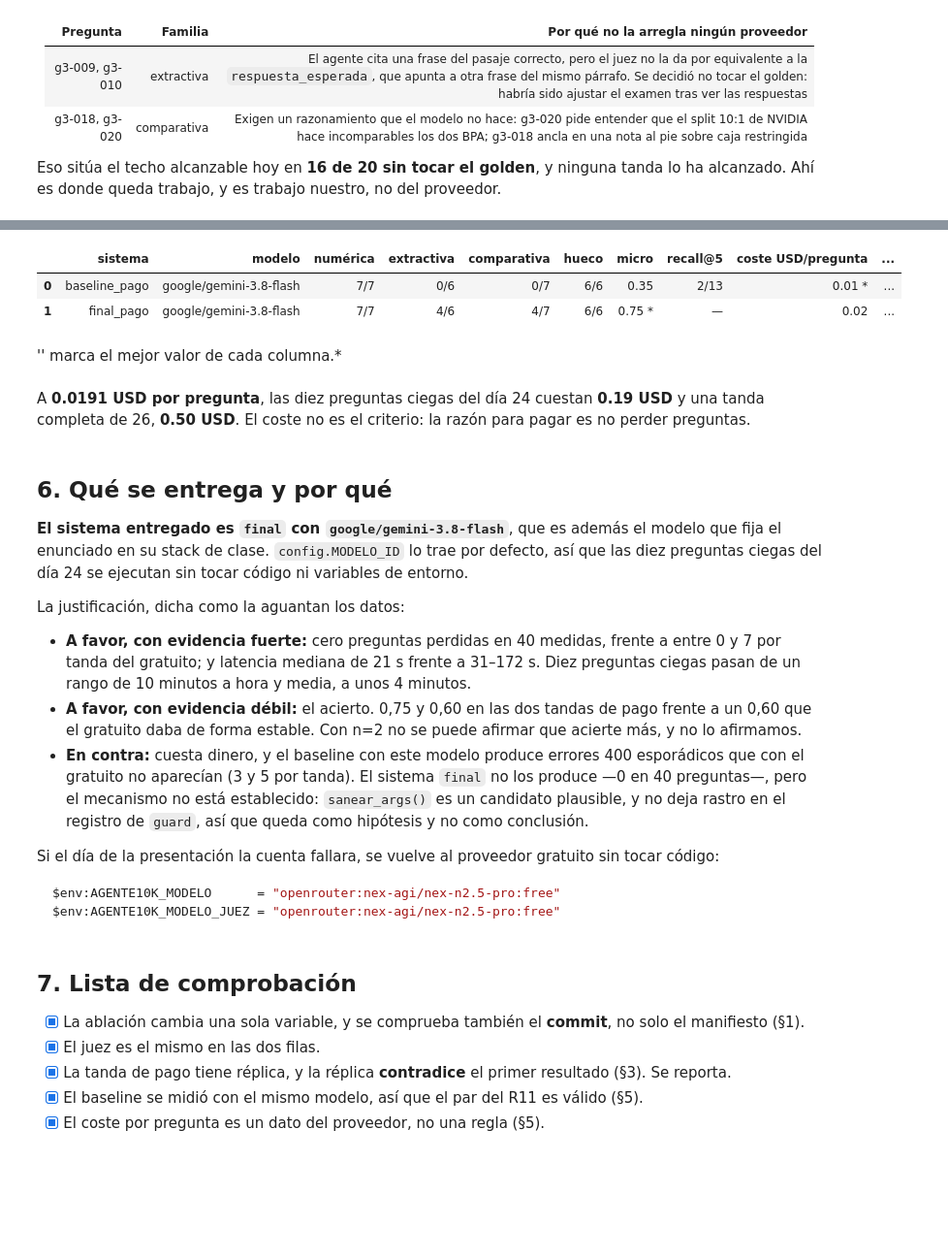
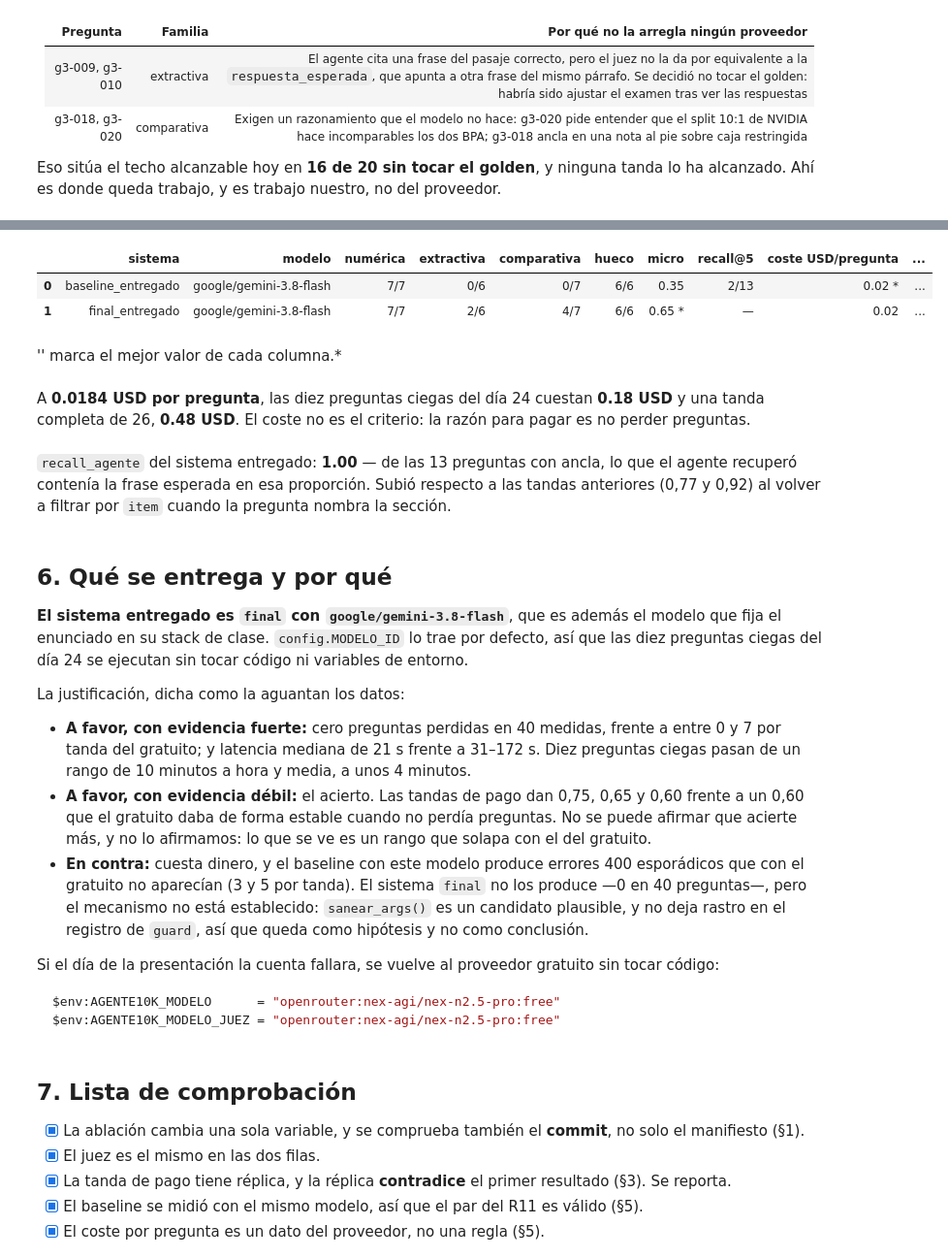
Before and after one commit to Romequinco/10k-financial-agent, a Jupyter notebook: notebooks/08_sistema_final_pago.ipynb, the cells around one changed output, grey strips where cells are left out. Shown at 97% size. Cells and saved outputs as stored; diff of their text form; code cells hidden in the pictures; blank space fills up the shorter version.

```diff
--- a/notebooks/08_sistema_final_pago.ipynb
+++ b/notebooks/08_sistema_final_pago.ipynb
@@ -58,10 +58,15 @@ EJECUTAR = False  # True: llama al modelo (gasta API y pide clave). False: reuti
 MODELO_PAGO = "openrouter:google/gemini-3.8-flash"        # el que fija el enunciado; el entregado
 MODELO_GRATIS = "openrouter:nex-agi/nex-n2.5-pro:free"    # el de la ronda anterior
 
-# Las dos filas de la ablación: MISMO código, mismo golden, mismo juez, distinto modelo.
+# Las dos filas de la ABLACIÓN: MISMO código, mismo golden, mismo juez, distinto modelo.
 GRATIS, PAGO = "final_libre_actual", "final_pago"
 REPLICA = "final_pago_r2"                                  # segunda tanda del de pago: varianza
-PAR_R11 = ("baseline_pago", "final_pago")                  # par válido del R11 con el modelo entregado
+
+# La medición del SISTEMA ENTREGADO, sobre el código que se entrega. No es la misma pregunta que la
+# ablación: aquella compara proveedores con el código congelado de aquel momento, esta dice cuánto
+# saca el repo tal y como se entrega. Se mantienen separadas a propósito.
+ENTREGADO = "final_entregado"
+PAR_R11 = ("baseline_entregado", "final_entregado")        # el par del R11 que acompaña al repo
 
 if EJECUTAR:
     assert config.cargar_clave(), "Falta OPENROUTER_API_KEY: copia .env.example a .env y rellénala"
@@ -341,23 +357,30 @@ fuera gratis sino porque el proveedor no informaba de nada (`coste_fuente` lo de
 # %%
 if pendiente(*PAR_R11):
     aviso_pendiente(pendiente(*PAR_R11))
 else:
     r11 = evaluacion.tabla_r11(PAR_R11)
     display(r11)
     display(Markdown(f"*{r11.attrs['nota']}*"))
 
-    coste = resumen_de(PAGO).get("usd_medio") or 0
+    r = resumen_de(ENTREGADO)
+    coste = r.get("usd_medio") or 0
     if coste:
         display(Markdown(
             f"A **{coste:.4f} USD por pregunta**, las diez preguntas ciegas del día 24 cuestan "
             f"**{10 * coste:.2f} USD** y una tanda completa de 26, **{26 * coste:.2f} USD**. "
             "El coste no es el criterio: la razón para pagar es no perder preguntas."))
+    if (ra := r.get("recall_agente")) is not None:
+        display(Markdown(
+            f"`recall_agente` del sistema entregado: **{ra:.2f}** — de las 13 preguntas con ancla, lo que el "
+            "agente recuperó contenía la frase esperada en esa proporción. Subió respecto a las tandas "
+            "anteriores (0,77 y 0,92) al volver a filtrar por `item` cuando la pregunta nombra la sección."))
 # %% [output]
 |  | sistema | modelo | numérica | extractiva | comparativa | hueco | micro | recall@5 | coste USD/pregunta | ... |
-| 0 | baseline_pago | google/gemini-3.8-flash | 7/7 | 0/6 | 0/7 | 6/6 | 0.35 | 2/13 | 0.01 * | ... |
-| 1 | final_pago | google/gemini-3.8-flash | 7/7 | 4/6 | 4/7 | 6/6 | 0.75 * | — | 0.02 | ... |
+| 0 | baseline_entregado | google/gemini-3.8-flash | 7/7 | 0/6 | 0/7 | 6/6 | 0.35 | 2/13 | 0.02 * | ... |
+| 1 | final_entregado | google/gemini-3.8-flash | 7/7 | 2/6 | 4/7 | 6/6 | 0.65 * | — | 0.02 | ... |
 *'*' marca el mejor valor de cada columna.*
-A **0.0191 USD por pregunta**, las diez preguntas ciegas del día 24 cuestan **0.19 USD** y una tanda completa de 26, **0.50 USD**. El coste no es el criterio: la razón para pagar es no perder preguntas.
+A **0.0184 USD por pregunta**, las diez preguntas ciegas del día 24 cuestan **0.18 USD** y una tanda completa de 26, **0.48 USD**. El coste no es el criterio: la razón para pagar es no perder preguntas.
+`recall_agente` del sistema entregado: **1.00** — de las 13 preguntas con ancla, lo que el agente recuperó contenía la frase esperada en esa proporción. Subió respecto a las tandas anteriores (0,77 y 0,92) al volver a filtrar por `item` cuando la pregunta nombra la sección.
 # %% [markdown]
 ## 6. Qué se entrega y por qué
 
@@ -370,8 +393,9 @@ La justificación, dicha como la aguantan los datos:
 - **A favor, con evidencia fuerte:** cero preguntas perdidas en 40 medidas, frente a entre 0 y 7 por tanda
   del gratuito; y latencia mediana de 21 s frente a 31–172 s. Diez preguntas ciegas pasan de un rango de
   10 minutos a hora y media, a unos 4 minutos.
-- **A favor, con evidencia débil:** el acierto. 0,75 y 0,60 en las dos tandas de pago frente a un 0,60 que
-  el gratuito daba de forma estable. Con n=2 no se puede afirmar que acierte más, y no lo afirmamos.
+- **A favor, con evidencia débil:** el acierto. Las tandas de pago dan 0,75, 0,65 y 0,60 frente a un 0,60 que
+  el gratuito daba de forma estable cuando no perdía preguntas. No se puede afirmar que acierte más, y no lo
+  afirmamos: lo que se ve es un rango que solapa con el del gratuito.
 - **En contra:** cuesta dinero, y el baseline con este modelo produce errores 400 esporádicos que con el
   gratuito no aparecían (3 y 5 por tanda). El sistema `final` no los produce —0 en 40 preguntas—, pero el
   mecanismo no está establecido: `sanear_args()` es un candidato plausible, y no deja rastro en el registro
```
Also changed, not shown: parts of 1 cell of this notebook, 20 other files.
